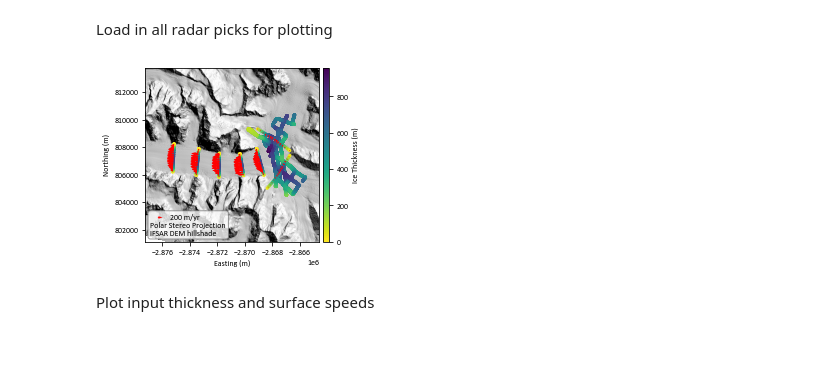
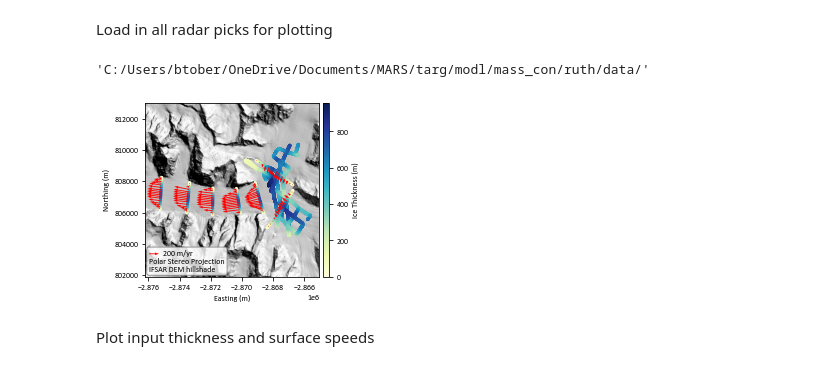
Before and after one commit to btobers/mass_con, a Jupyter notebook: FluxGate.ipynb, the cells around one changed output. Saved outputs shown, nothing was run; the diff lists cells and outputs as text; code cells hidden in the pictures.

```diff
--- a/FluxGate.ipynb
+++ b/FluxGate.ipynb
@@ -606,6 +602,8 @@ for n in df.num.unique():
 
     a-=step
     out = discretized_flux(p0, p1, vx_ds, vy_ds, shape=shape, a=a)
+    # save output array
+    np.savetxt(dat_path[:-5] + 'out/flux_gates/gate_' + str(n) + '.csv', out, delimiter=",")
 
     #stack x,y,vx,vy for plotting same scales
     x = np.append(x,out[:,0])
@@ -629,6 +627,10 @@ a-value = 753 meters of ice
 Flux through parabola = 0.2181 cubic kilometers of ice per year
 # %% [markdown]
 Load in all radar picks for plotting
+# %%
+dat_path.strip(dat_path.split('/')[-4])
+# %% [output]
+'C:/Users/btober/OneDrive/Documents/MARS/targ/modl/mass_con/ruth/data/'
 # %%
 # load in all amp picks
 # load up radar picks
@@ -651,13 +679,12 @@ vy = np.append(vy, np.repeat(np.nan, len(tmp_rdata.x)))
 # %%
-# plot points
-
-fig, ax = plt.subplots(1,1, figsize=(3.7,3))
+# plot
+fig, ax = plt.subplots(1,1, figsize=(3.8,3))
 
 ax.imshow(hs,extent=hs_extent,cmap=plt.cm.gray)
 
 vmin = np.nanmin(h)
 vmax = np.nanmax(h)
-c = ax.scatter(x,y,c=h,cmap = 'viridis_r',s=5, vmin=vmin, vmax=vmax)
+c = ax.scatter(x,y,c=h,cmap = 'YlGnBu',s=5, vmin=vmin, vmax=vmax)
 
 idx = ~np.isnan(vx)
 q = ax.quiver(x[idx],y[idx],vx[idx],vy[idx],color='r',width=.005)
@@ -671,37 +698,37 @@ xmax = np.nanmax(x)
 
 ymin = np.nanmin(y)
 ymax = np.nanmax(y)
 
 xdiff = xmax - xmin
 ydiff = ymax - ymin
 
 corners = [(xmin,ymax), (xmax,ymax), (xmax, ymin), (xmin,ymin)]
 
 xs = [p[0] for p in corners]
 ys = [p[1] for p in corners]
 ctr = (sum(xs) / len(corners), sum(ys) / len(corners))
 
-diff = max(xdiff, ydiff)/2 + 1.5e3
+diff = max(xdiff, ydiff)/2 + .75e3
 
-ax.set_xlim([ctr[0]-diff-.5e3, ctr[0]+diff-.5e3])
+ax.set_xlim([ctr[0]-diff-.2e3, ctr[0]+diff-.2e3])
 ax.set_ylim([ctr[1]-diff, ctr[1]+diff])
 
 divider = make_axes_locatable(ax)
 cax = divider.append_axes('right', size='4%', pad=0.05)
 cbar = fig.colorbar(c, cax=cax, orientation='vertical', label='Ice Thickness (m)')
 
 textstr = "\nPolar Stereo Projection\nIFSAR DEM hillshade"
 props = dict(boxstyle='round', facecolor='white', alpha=0.8, edgecolor='gray')
 
 plt.rcParams.update({'font.size': 8})
 # place a text box in upper left in axes coords
-ax.text(0.03, 0.03, textstr, transform=ax.transAxes,
+ax.text(0.0225, 0.0225, textstr, transform=ax.transAxes,
                 horizontalalignment='left',verticalalignment='bottom',bbox=props, zorder=1)
 
-ax.quiverkey(q,  X=0.1, Y=.14, U=200,
-             label='200 m/yr', labelpos='E', coordinates = 'axes', zorder=1e10)
+ax.quiverkey(q,  X=0.08, Y=.1325, U=200,
+             label='200 m/yr', labelpos='E', coordinates = 'axes', zorder=1e10, labelsep=.05)
 
 fig.tight_layout()
-# plt.savefig('C:/Users/btober/OneDrive/Documents/pres/ruth/flux_gates.jpg',dpi=500)
+plt.savefig('C:/Users/btober/OneDrive/Documents/pres/ruth/flux_gates.jpg',dpi=500)
 # %% [output]
-[figure, old version]
+[figure, new version]
```
Also changed, not shown: parts of 13 cells of this notebook, 6 other files.
